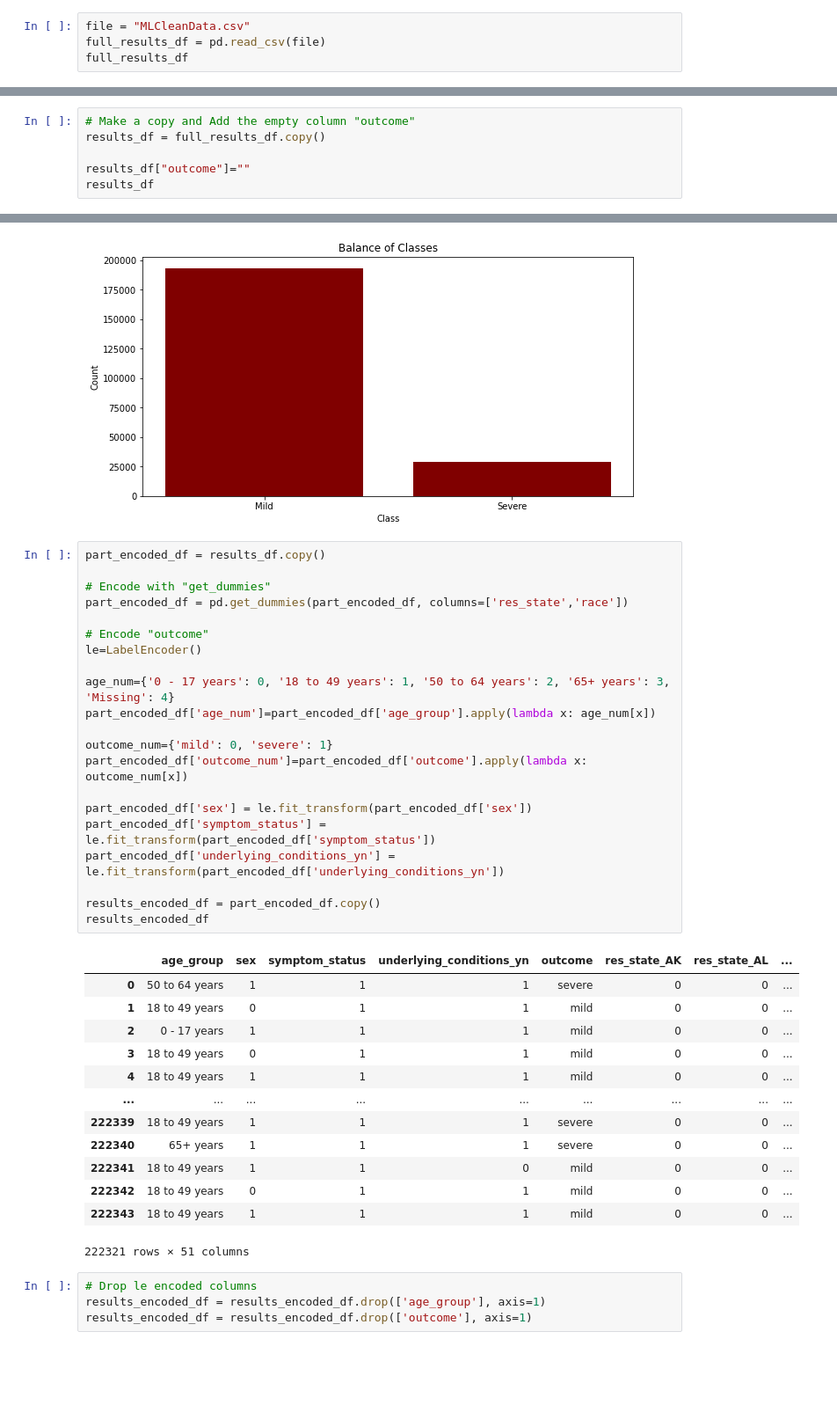
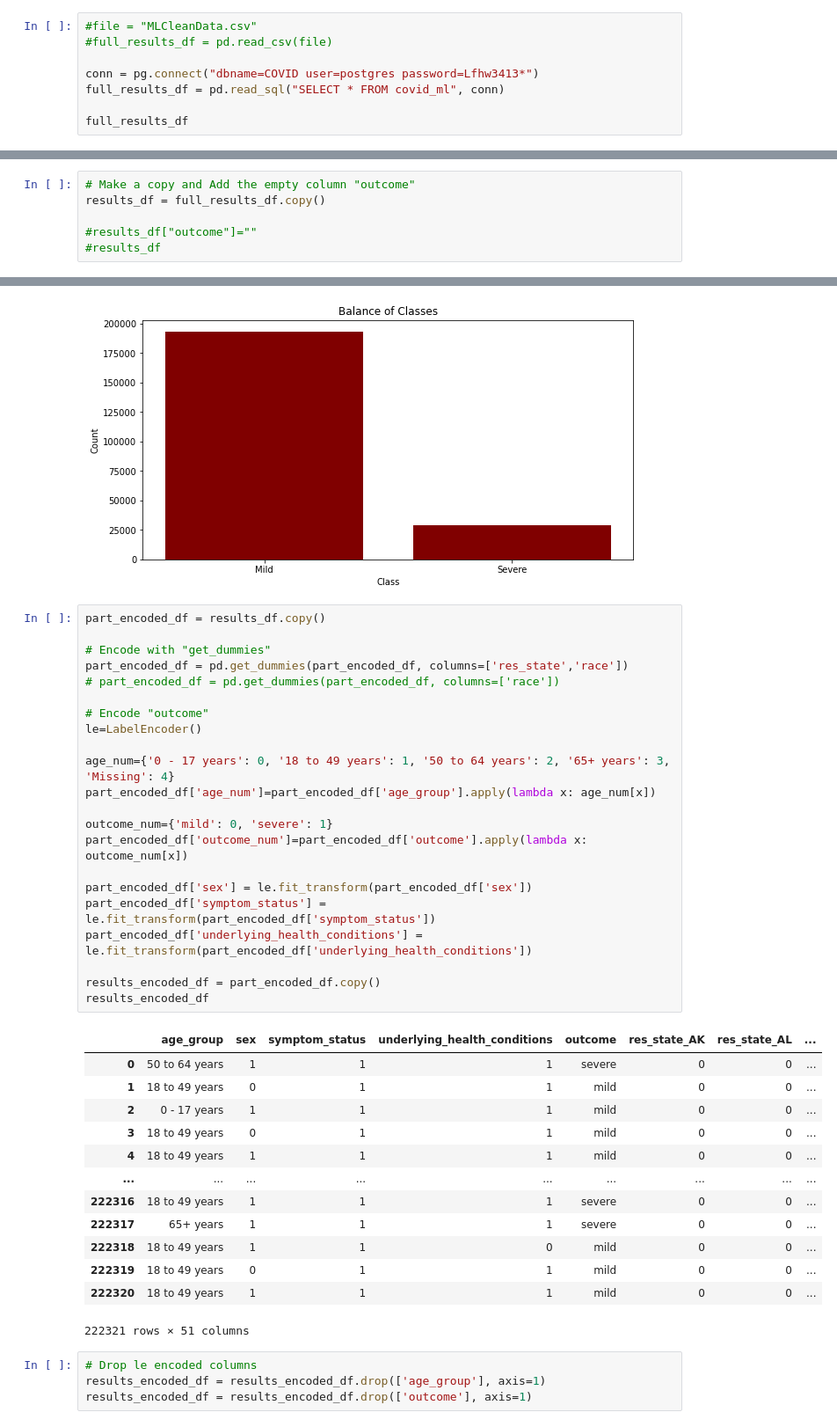
Before and after one commit to c2j185/Final_Project, a Jupyter notebook: Random_Forest_Production_NoClassBalancing.ipynb, the cells around one changed output, grey strips where cells are left out. Shown at 88% size. Saved outputs shown, nothing was run; the diff lists cells and outputs as text; blank space fills up the shorter version.

Commit message:
Updated code to connect to local DB

```diff
--- a/Random_Forest_Production_NoClassBalancing.ipynb
+++ b/Random_Forest_Production_NoClassBalancing.ipynb
@@ -9,8 +11,12 @@ from sklearn.model_selection import train_test_split
 from sklearn.metrics import confusion_matrix, accuracy_score, classification_report
 import matplotlib as plt
 # %%
-file = "MLCleanData.csv"
-full_results_df = pd.read_csv(file)
+#file = "MLCleanData.csv"
+#full_results_df = pd.read_csv(file)
+
+conn = pg.connect("dbname=COVID user=postgres password=Lfhw3413*")
+full_results_df = pd.read_sql("SELECT * FROM covid_ml", conn)
+
 full_results_df
 # %% [output]
 |  | res_state | age_group | sex | race | symptom_status | hosp_yn | icu_yn | death_yn | ... |
@@ -47,5 +54,5 @@ full_results_df
 # Make a copy and Add the empty column "outcome"
 results_df = full_results_df.copy()
 
-results_df["outcome"]=""
-results_df
+#results_df["outcome"]=""
+#results_df
@@ -195,37 +188,38 @@ plt.show()
 # %%
 part_encoded_df = results_df.copy()
 
 # Encode with "get_dummies"
 part_encoded_df = pd.get_dummies(part_encoded_df, columns=['res_state','race'])
+# part_encoded_df = pd.get_dummies(part_encoded_df, columns=['race'])
 
 # Encode "outcome"
 le=LabelEncoder()
 
 age_num={'0 - 17 years': 0, '18 to 49 years': 1, '50 to 64 years': 2, '65+ years': 3, 'Missing': 4}
 part_encoded_df['age_num']=part_encoded_df['age_group'].apply(lambda x: age_num[x])
 
 outcome_num={'mild': 0, 'severe': 1}
 part_encoded_df['outcome_num']=part_encoded_df['outcome'].apply(lambda x: outcome_num[x])
 
 part_encoded_df['sex'] = le.fit_transform(part_encoded_df['sex'])
 part_encoded_df['symptom_status'] = le.fit_transform(part_encoded_df['symptom_status'])
-part_encoded_df['underlying_conditions_yn'] = le.fit_transform(part_encoded_df['underlying_conditions_yn'])
+part_encoded_df['underlying_health_conditions'] = le.fit_transform(part_encoded_df['underlying_health_conditions'])
 
 results_encoded_df = part_encoded_df.copy()
 results_encoded_df
 # %% [output]
-|  | age_group | sex | symptom_status | underlying_conditions_yn | outcome | res_state_AK | res_state_AL | ... |
+|  | age_group | sex | symptom_status | underlying_health_conditions | outcome | res_state_AK | res_state_AL | ... |
 | 0 | 50 to 64 years | 1 | 1 | 1 | severe | 0 | 0 | ... |
 | 1 | 18 to 49 years | 0 | 1 | 1 | mild | 0 | 0 | ... |
 | 2 | 0 - 17 years | 1 | 1 | 1 | mild | 0 | 0 | ... |
 | 3 | 18 to 49 years | 0 | 1 | 1 | mild | 0 | 0 | ... |
 | 4 | 18 to 49 years | 1 | 1 | 1 | mild | 0 | 0 | ... |
 | ... | ... | ... | ... | ... | ... | ... | ... | ... |
-| 222339 | 18 to 49 years | 1 | 1 | 1 | severe | 0 | 0 | ... |
-| 222340 | 65+ years | 1 | 1 | 1 | severe | 0 | 0 | ... |
-| 222341 | 18 to 49 years | 1 | 1 | 0 | mild | 0 | 0 | ... |
-| 222342 | 18 to 49 years | 0 | 1 | 1 | mild | 0 | 0 | ... |
-| 222343 | 18 to 49 years | 1 | 1 | 1 | mild | 0 | 0 | ... |
+| 222316 | 18 to 49 years | 1 | 1 | 1 | severe | 0 | 0 | ... |
+| 222317 | 65+ years | 1 | 1 | 1 | severe | 0 | 0 | ... |
+| 222318 | 18 to 49 years | 1 | 1 | 0 | mild | 0 | 0 | ... |
+| 222319 | 18 to 49 years | 0 | 1 | 1 | mild | 0 | 0 | ... |
+| 222320 | 18 to 49 years | 1 | 1 | 1 | mild | 0 | 0 | ... |
 222321 rows × 51 columns
 # %%
 # Drop le encoded columns
```
Also changed, not shown: parts of 15 cells of this notebook.
